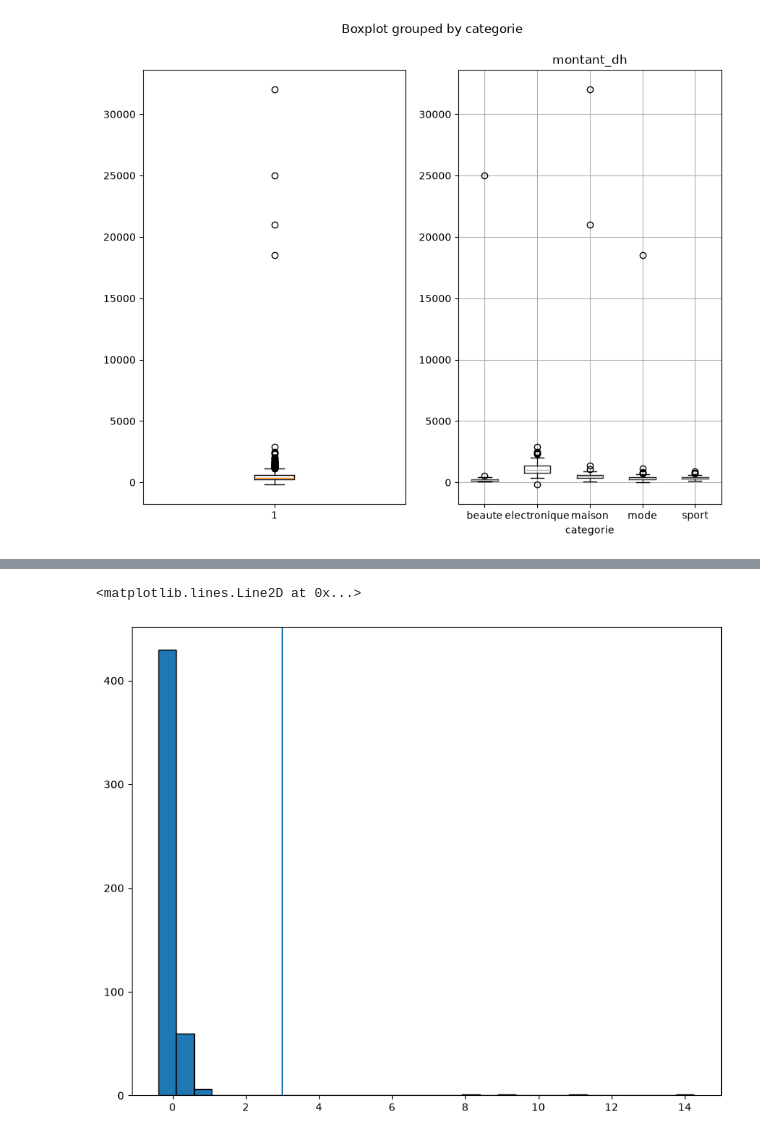
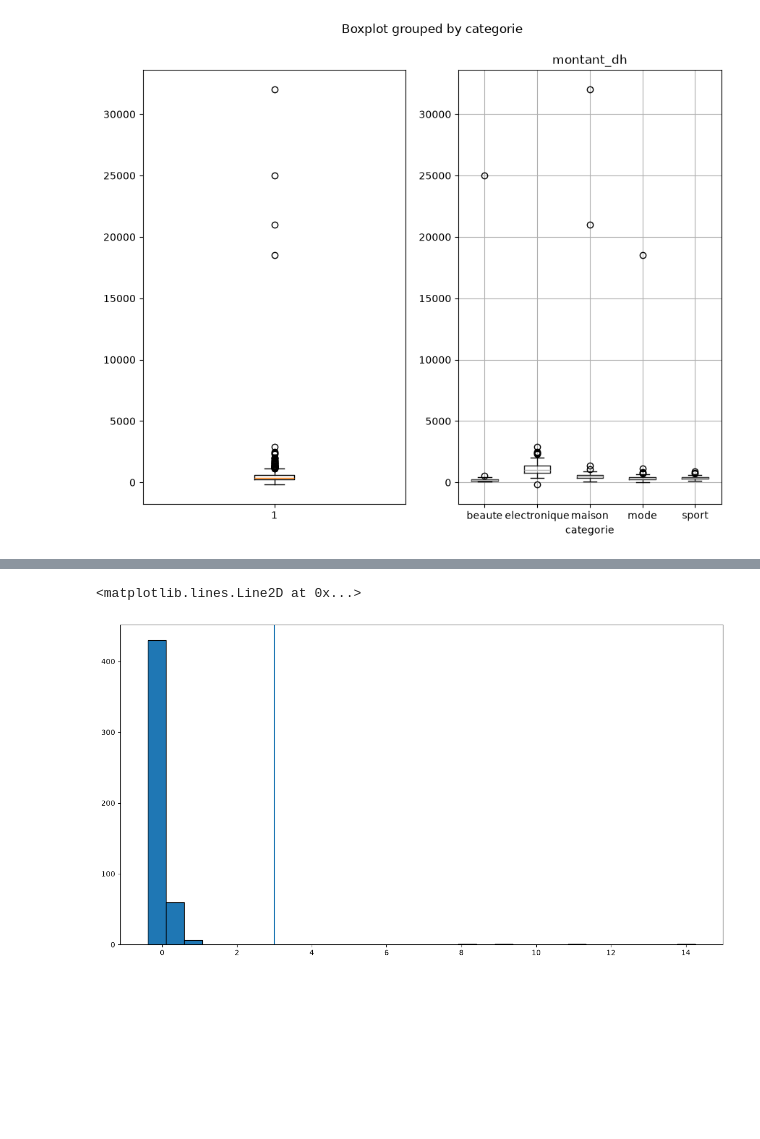
Before and after one commit to YoussefGharbaoui/DATA-PREPROCESSING, a Jupyter notebook: scripts/EDA_cmd_2.ipynb, the cells around one changed output, grey strips where cells are left out. Cells and saved outputs as stored; diff of their text form; code cells hidden in the pictures; blank space fills up the shorter version.

```diff
--- a/scripts/EDA_cmd_2.ipynb
+++ b/scripts/EDA_cmd_2.ipynb
@@ -97,13 +97,13 @@ outliers_age
 | 208 | CMD0209 | 2025-06-06 | fes | homme | 118.0 | mode | web | 1.0 | 15.00 | ... |
 | 370 | CMD0371 | 2025-09-28 | rabat | femme | 0.0 | beaute | telephone | 1.0 | 178.88 | ... |
 # %%
-plt.figure(figsize=(10,8))
+plt.figure(figsize=(15,8))
 plt.hist(
     df['z_montant'],
     bins = 30,
     edgecolor='black'
 )
 plt.axvline(3)
 # %% [output]
 <matplotlib.lines.Line2D at 0x...>
-[figure, old version]
+[figure, new version]
```
Also changed, not shown: parts of 1 cell of this notebook.
